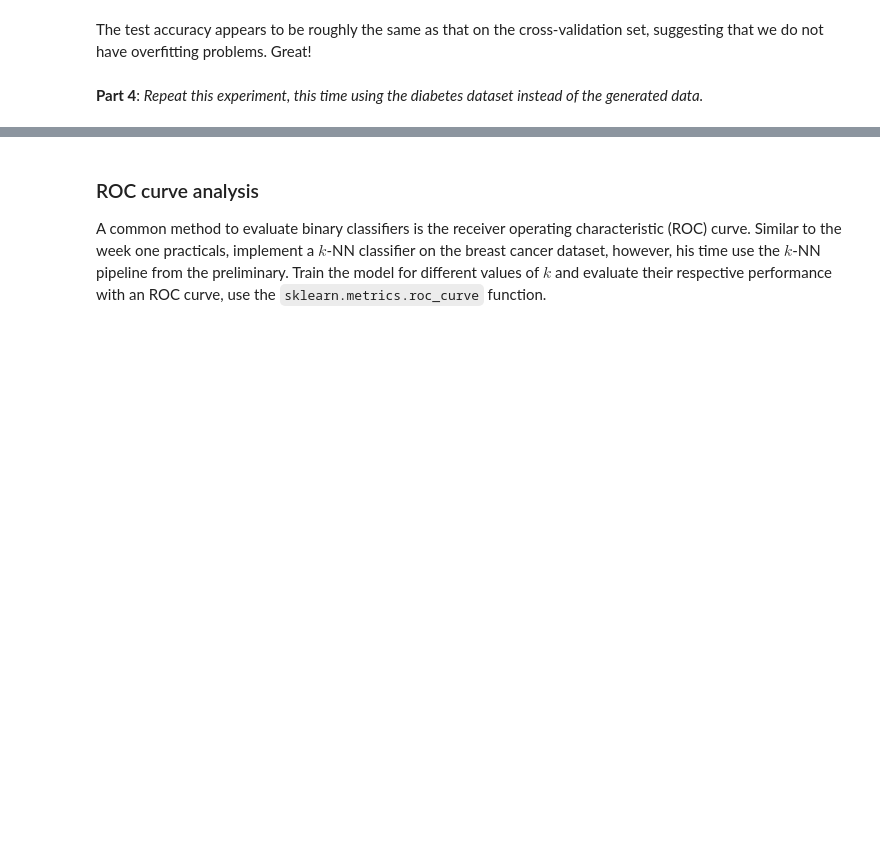
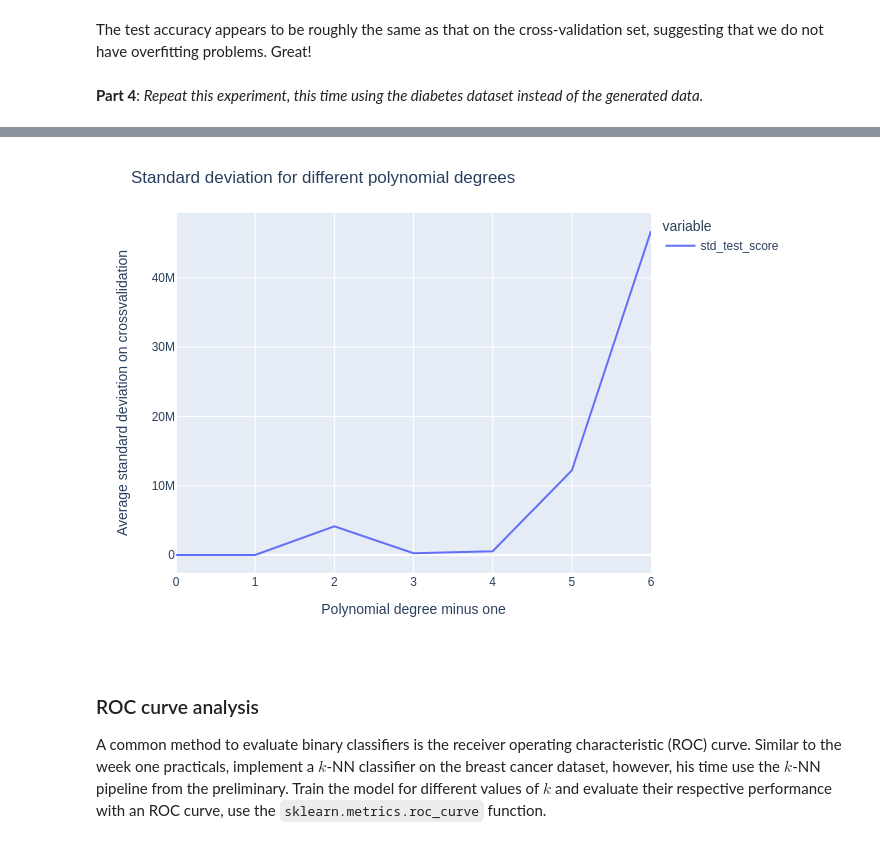
Before and after one commit to Pacmega/8dm50-machine-learning, a Jupyter notebook: practicals/week_2_full.ipynb, the cells around one changed output, grey strips where cells are left out. Drawn from its saved outputs; the diff is of its cells as text; code cells hidden in the pictures; blank space fills up the shorter version.

```diff
--- a/practicals/week_2_full.ipynb
+++ b/practicals/week_2_full.ipynb
@@ -287,3 +297,11 @@ DataFrame(gridsearch.cv_results_)
+# %%
+fig = px.line(DataFrame(gridsearch.cv_results_).std_test_score)
+fig.update_layout(title='Standard deviation for different polynomial degrees',
+                  xaxis_title='Polynomial degree minus one',
+                  yaxis_title='Average standard deviation on crossvalidation')
+fig.show(renderer='png')
+# %% [output]
+[figure, added]
 # %% [markdown]
 ### ROC curve analysis
 A common method to evaluate binary classifiers is the receiver operating characteristic (ROC) curve. Similar to the week one practicals, implement a $k$-NN classifier on the breast cancer dataset, however, his time use the $k$-NN pipeline from the preliminary. Train the model for different values of $k$ and evaluate their respective performance with an ROC curve, use the `sklearn.metrics.roc_curve` function.
```
Also changed, not shown: parts of 12 cells of this notebook.
